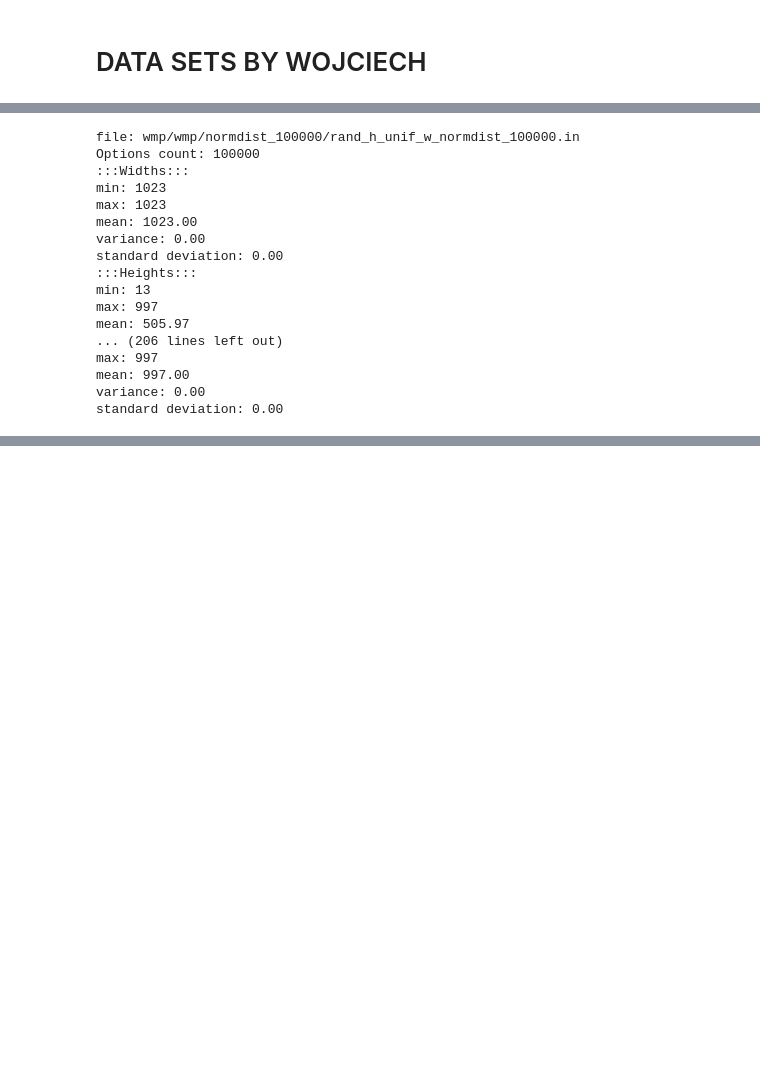
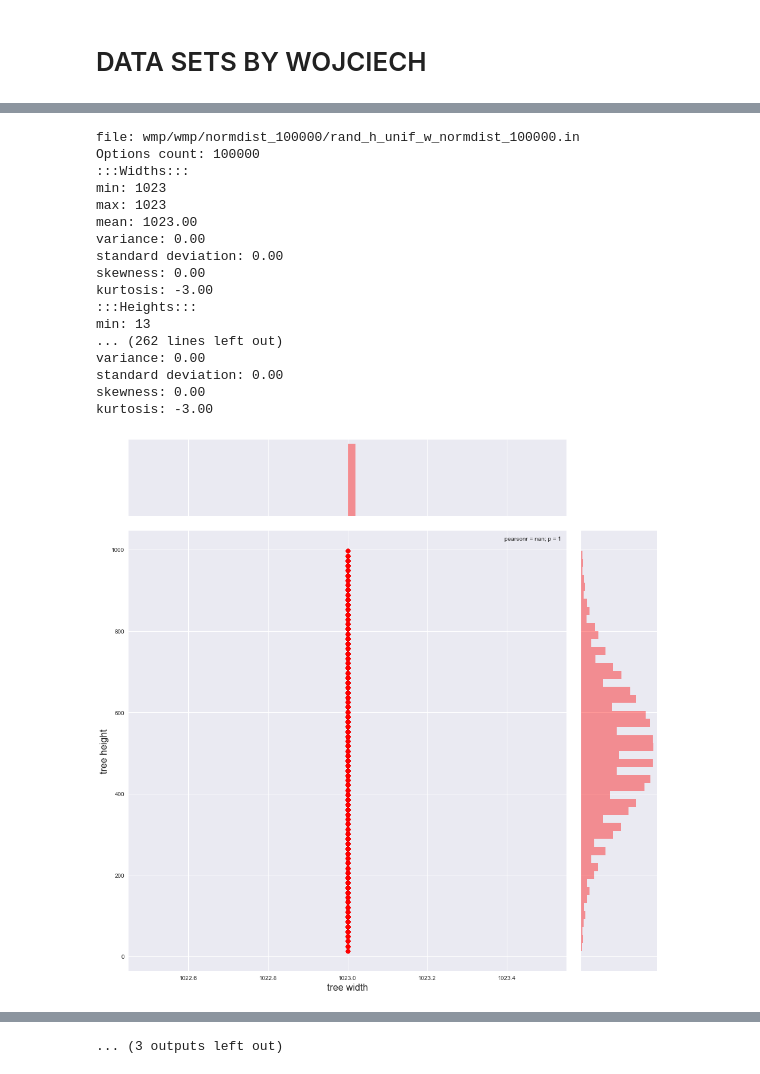
Before and after one commit to MartinMetaksov/diku.OptionsPricing, a Jupyter notebook: data/Data_plots.ipynb, the cells around one changed output, grey strips where cells are left out. Saved outputs shown, nothing was run; the diff lists cells and outputs as text; code cells hidden in the pictures; blank space fills up the shorter version.

```diff
--- a/data/Data_plots.ipynb
+++ b/data/Data_plots.ipynb
@@ -328,23 +340,24 @@ w_filenames_norm = [
 w_filenames_norm = list(map(lambda f: 'wmp/wmp/normdist_100000/' + f, w_filenames_norm))
 # %%
 for f in w_filenames_norm:
-# print_jointplots(w_filenames[0])
+    print_jointplots(f)
     print_datainfo(f)
 # %% [output]
 file: wmp/wmp/normdist_100000/rand_h_unif_w_normdist_100000.in
 Options count: 100000
 :::Widths:::
 min: 1023
 max: 1023
 mean: 1023.00
 variance: 0.00
 standard deviation: 0.00
+skewness: 0.00
+kurtosis: -3.00
 :::Heights:::
 min: 13
-max: 997
-mean: 505.97
-... (206 lines left out)
-max: 997
-mean: 997.00
+... (262 lines left out)
 variance: 0.00
 standard deviation: 0.00
+skewness: 0.00
+kurtosis: -3.00
+[figure, added]
@@ -350,0 +374 @@ standard deviation: 0.00
+... (3 outputs left out)
```
Also changed, not shown: parts of 2 cells of this notebook, 1 other file.
